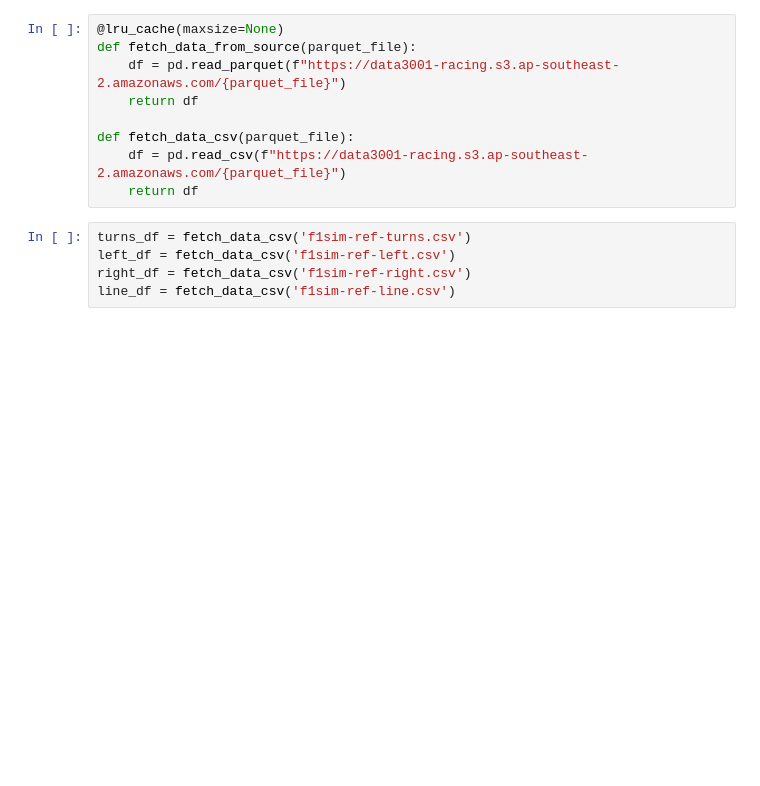
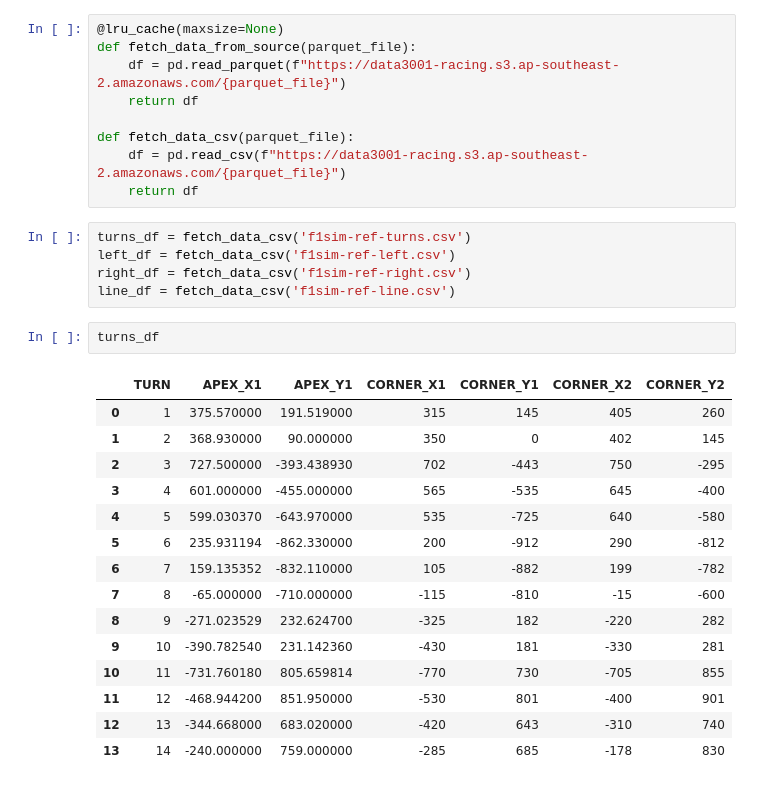
Before and after one commit to Bgon01/Data3001-capstone, a Jupyter notebook: eda/find_areas.ipynb, the cells around one changed output. Drawn from its saved outputs; the diff is of its cells as text; blank space fills up the shorter version.

```diff
--- a/eda/find_areas.ipynb
+++ b/eda/find_areas.ipynb
@@ -18,6 +19,24 @@ turns_df = fetch_data_csv('f1sim-ref-turns.csv')
 left_df = fetch_data_csv('f1sim-ref-left.csv')
 right_df = fetch_data_csv('f1sim-ref-right.csv')
 line_df = fetch_data_csv('f1sim-ref-line.csv')
+# %%
+turns_df
+# %% [output]
+|  | TURN | APEX_X1 | APEX_Y1 | CORNER_X1 | CORNER_Y1 | CORNER_X2 | CORNER_Y2 |
+| 0 | 1 | 375.570000 | 191.519000 | 315 | 145 | 405 | 260 |
+| 1 | 2 | 368.930000 | 90.000000 | 350 | 0 | 402 | 145 |
+| 2 | 3 | 727.500000 | -393.438930 | 702 | -443 | 750 | -295 |
+| 3 | 4 | 601.000000 | -455.000000 | 565 | -535 | 645 | -400 |
+| 4 | 5 | 599.030370 | -643.970000 | 535 | -725 | 640 | -580 |
+| 5 | 6 | 235.931194 | -862.330000 | 200 | -912 | 290 | -812 |
+| 6 | 7 | 159.135352 | -832.110000 | 105 | -882 | 199 | -782 |
+| 7 | 8 | -65.000000 | -710.000000 | -115 | -810 | -15 | -600 |
+| 8 | 9 | -271.023529 | 232.624700 | -325 | 182 | -220 | 282 |
+| 9 | 10 | -390.782540 | 231.142360 | -430 | 181 | -330 | 281 |
+| 10 | 11 | -731.760180 | 805.659814 | -770 | 730 | -705 | 855 |
+| 11 | 12 | -468.944200 | 851.950000 | -530 | 801 | -400 | 901 |
+| 12 | 13 | -344.668000 | 683.020000 | -420 | 643 | -310 | 740 |
+| 13 | 14 | -240.000000 | 759.000000 | -285 | 685 | -178 | 830 |
 # %%
 labels = ['Turn 1, Turn 2']
 x = turns_df["APEX_X1"][0:2]
```
Also changed, not shown: parts of 2 cells of this notebook, 3 other files.
